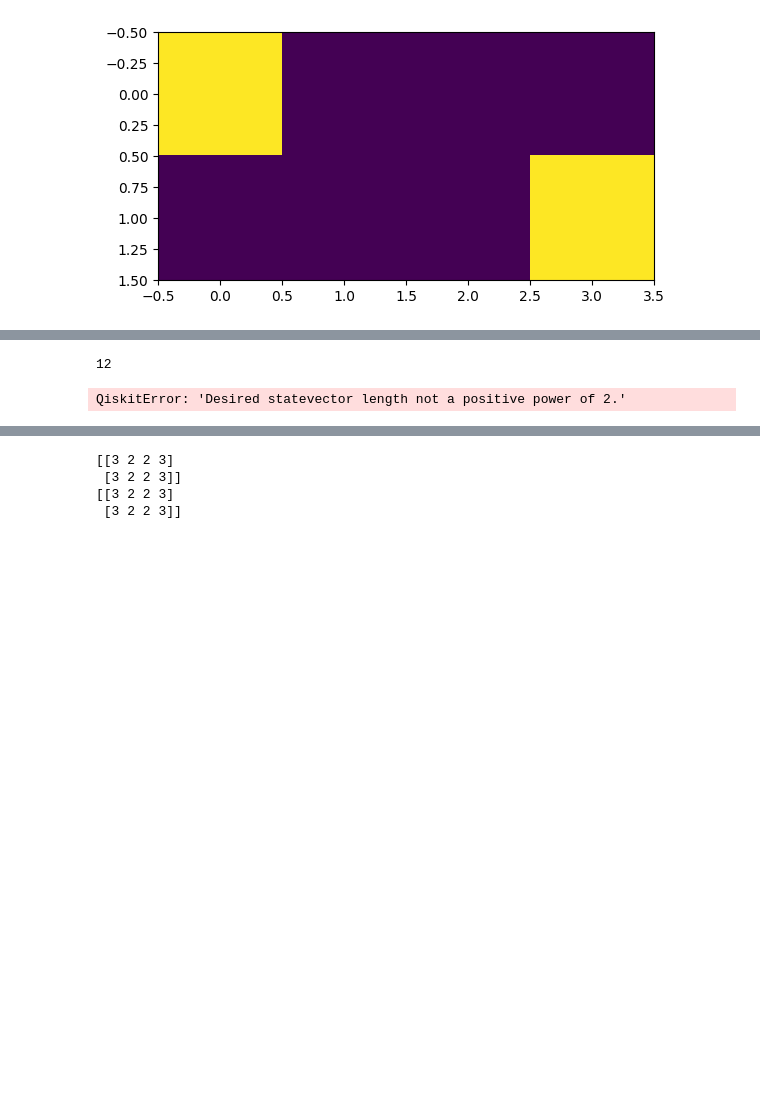
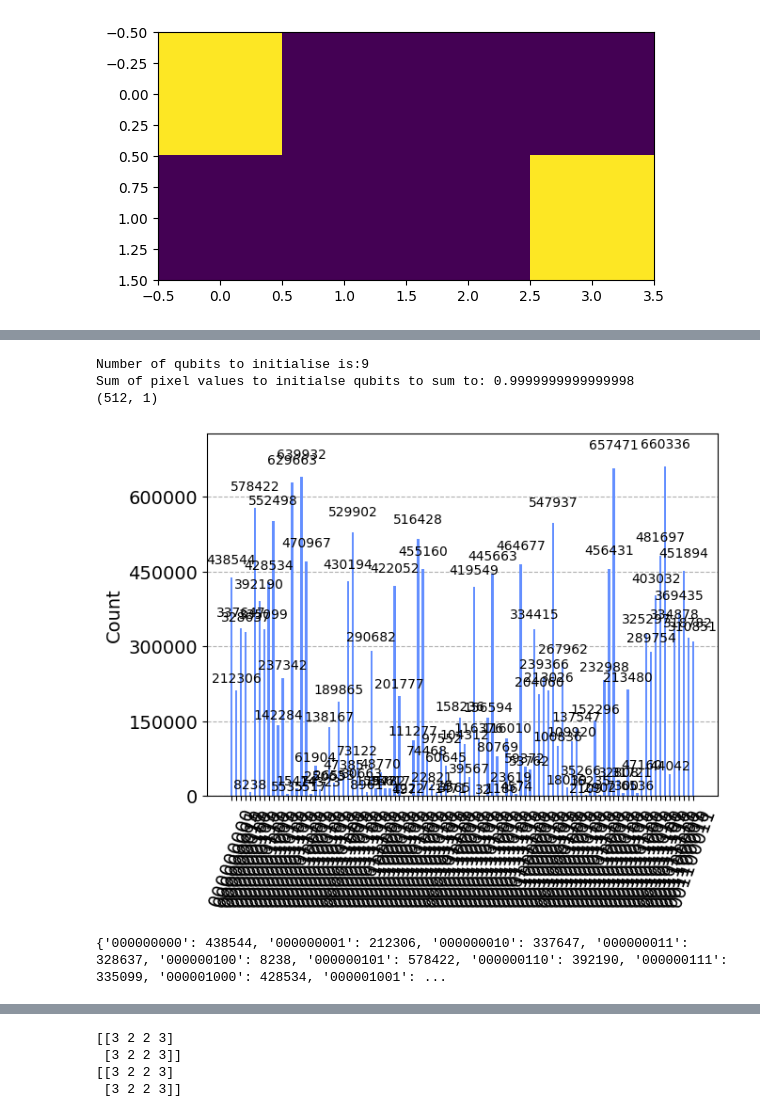
Before and after one commit to el-dAna/QC, a Jupyter notebook: hacathons/image_encoding.ipynb, the cells around one changed output, grey strips where cells are left out. Drawn from its saved outputs; the diff is of its cells as text; code cells hidden in the pictures; blank space fills up the shorter version.

```diff
--- a/hacathons/image_encoding.ipynb
+++ b/hacathons/image_encoding.ipynb
@@ -145,21 +151,26 @@ Sum of pixel values to initialse qubits to sum to: 1.0
 # %%
 # from qiskit import QuantumCircuit
 #from qiskit.quantum_info import Statevector
 # from qiskit import transpile
 
 num_qubits = get_qubits(image_width=image_width, image_height=image_height)
-print(num_qubits)
+print(f"Number of qubits to initialise is:{num_qubits}")
+amplitude_encoded, rms, pixel_num, img_max = amplitude_encode(modular_image, num_qubits=num_qubits)
+
 qc= QuantumCircuit(num_qubits)
 qc.initialize(amplitude_encoded, range(0, num_qubits))
 qc.measure_all()
-result = AerSimulator(enable_truncation=True,shots=10000).run(qc).result()
+result = AerSimulator(enable_truncation=False,shots=20000000).run(qc).result()
 statistics = result.get_counts(qc)
 display(plot_histogram(statistics))
 sorted_statistics = dict(sorted(statistics.items(), key=lambda x: x[0]))
 print(sorted_statistics)
 # %% [output]
-12
+Number of qubits to initialise is:9
+Sum of pixel values to initialse qubits to sum to: 0.9999999999999998
+(512, 1)
+[figure, added]
-QiskitError: 'Desired statevector length not a positive power of 2.'
+{'000000000': 438544, '000000001': 212306, '000000010': 337647, '000000011': 328637, '000000100': 8238, '000000101': 578422, '000000110': 392190, '000000111': 335099, '000001000': 428534, '000001001': ...
 # %%
 basis_states = sorted(list(dict(statistics).keys()))
 sorted_statistics = dict(sorted(statistics.items(), key=lambda x: x[0]))
```
Also changed, not shown: parts of 7 cells of this notebook.
